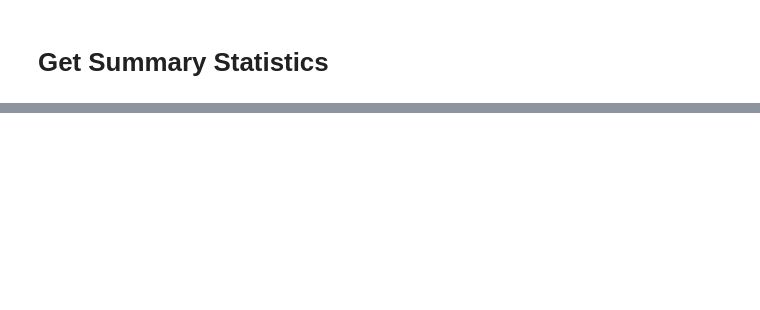
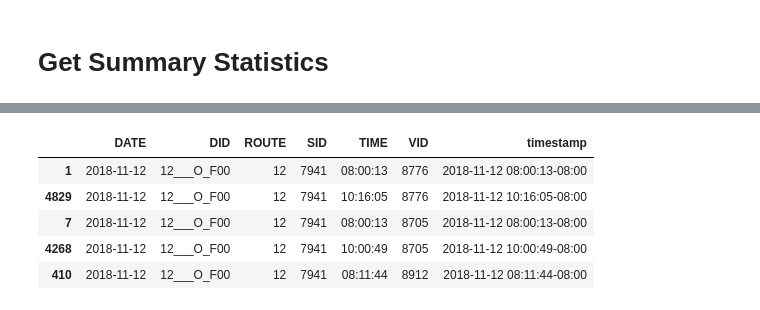
Before and after one commit to trynmaps/opentransit-metrics, a Jupyter notebook: mykelu/getstops.ipynb, the cells around one changed output, grey strips where cells are left out. Saved outputs shown, nothing was run; the diff lists cells and outputs as text; code cells hidden in the pictures; blank space fills up the shorter version.

```diff
--- a/mykelu/getstops.ipynb
+++ b/mykelu/getstops.ipynb
@@ -368,0 +409,9 @@ get_summary_statistics(waits, ['DATE', 'SID'])
+# %%
+new_stops.head()
+# %% [output]
+|  | DATE | DID | ROUTE | SID | TIME | VID | timestamp |
+| 1 | 2018-11-12 | 12___O_F00 | 12 | 7941 | 08:00:13 | 8776 | 2018-11-12 08:00:13-08:00 |
+| 4829 | 2018-11-12 | 12___O_F00 | 12 | 7941 | 10:16:05 | 8776 | 2018-11-12 10:16:05-08:00 |
+| 7 | 2018-11-12 | 12___O_F00 | 12 | 7941 | 08:00:13 | 8705 | 2018-11-12 08:00:13-08:00 |
+| 4268 | 2018-11-12 | 12___O_F00 | 12 | 7941 | 10:00:49 | 8705 | 2018-11-12 10:00:49-08:00 |
+| 410 | 2018-11-12 | 12___O_F00 | 12 | 7941 | 08:11:44 | 8912 | 2018-11-12 08:11:44-08:00 |
```
Also changed, not shown: parts of 36 cells of this notebook, 6 other files.
